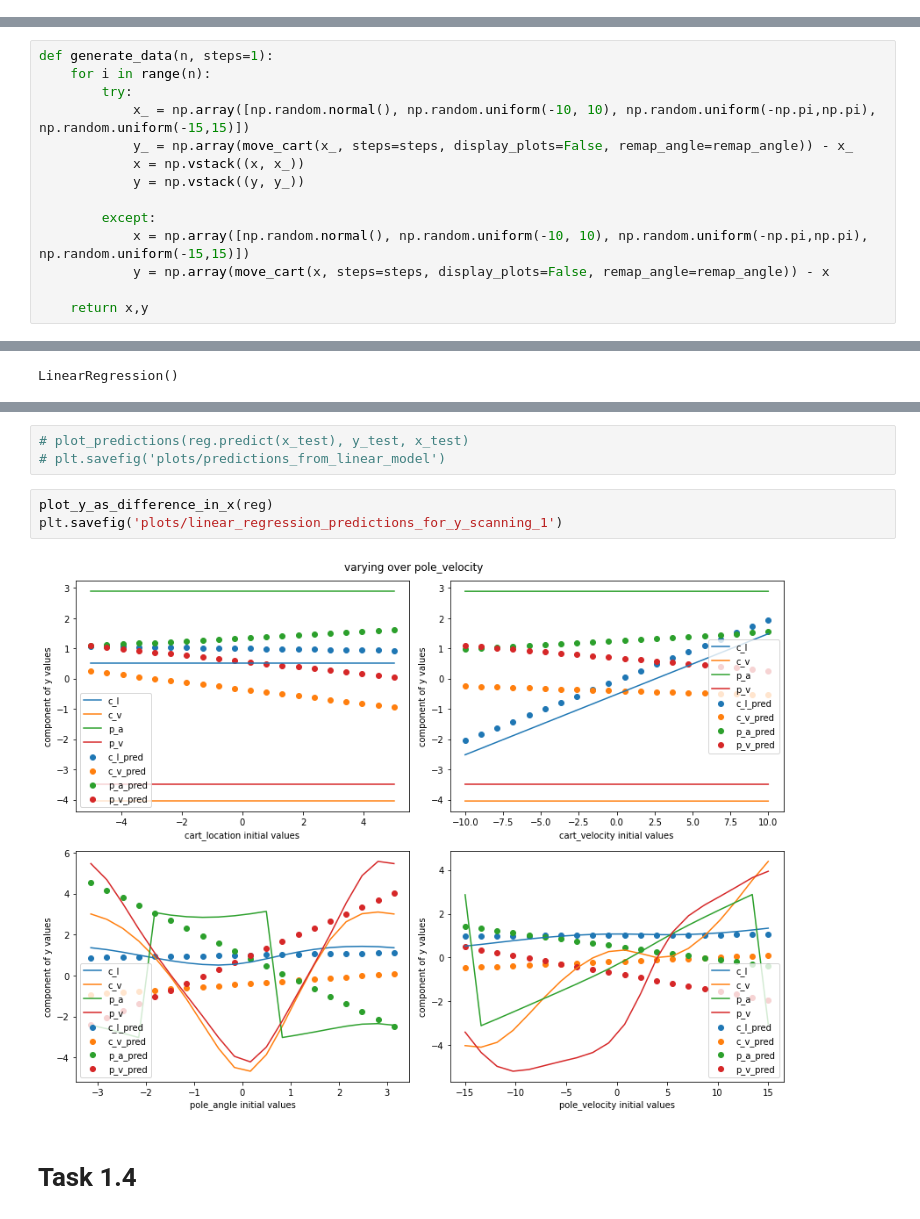
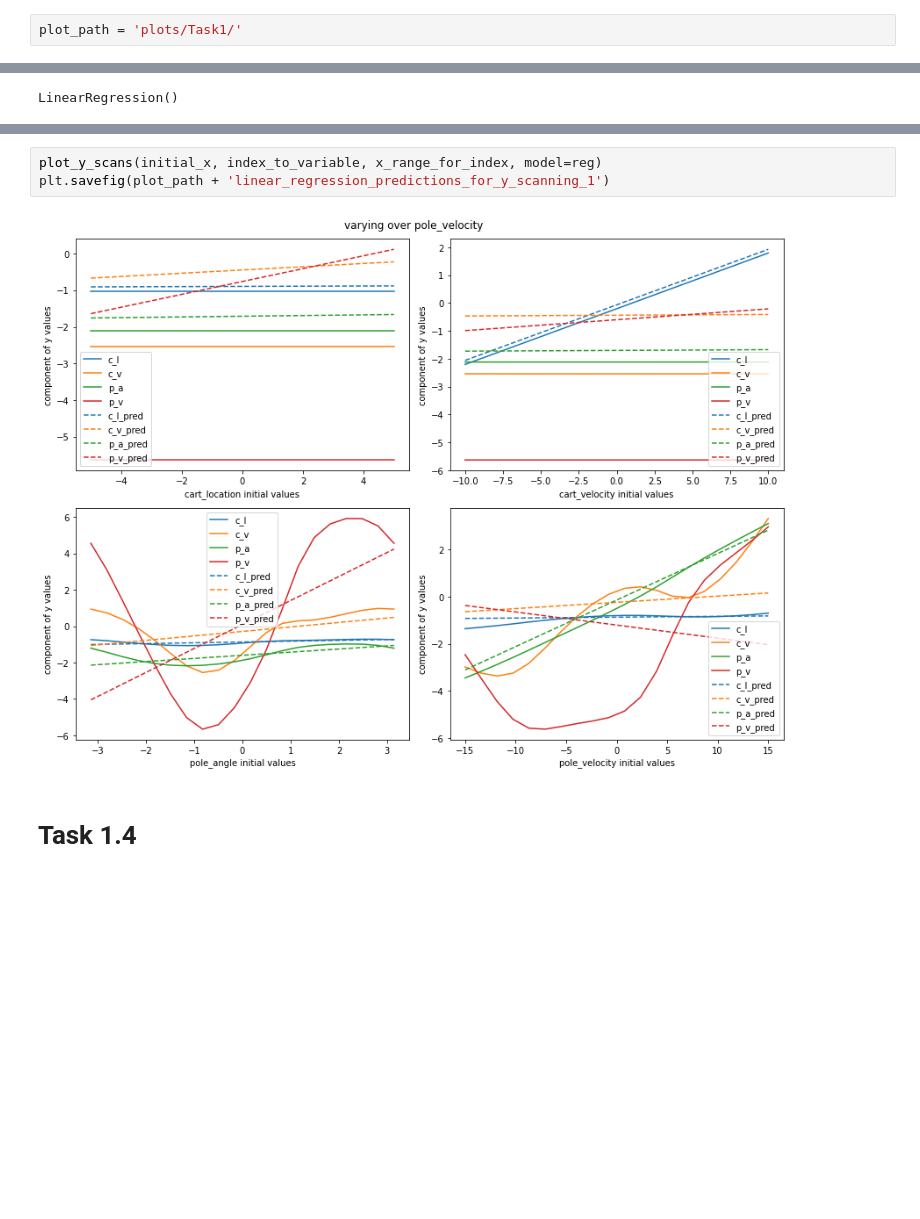
Before and after one commit to jordanesmith/SF3-Machine-Learning-Project, a Jupyter notebook: Task1.ipynb, the cells around one changed output, grey strips where cells are left out. Saved outputs shown, nothing was run; the diff lists cells and outputs as text; blank space fills up the shorter version.

Commit message:
moved functions into CartPole to cleanup spreadsheets, and finished task 2.1

```diff
--- a/Task1.ipynb
+++ b/Task1.ipynb
@@ -9,6 +9,8 @@ from sklearn import linear_model
 import cmath
 # %% [markdown]
 # Week 1
+# %%
+plot_path = 'plots/Task1/'
 # %%
 initial_x = np.array([np.random.normal(), np.random.uniform(-10, 10), np.random.uniform(-np.pi,np.pi), np.random.uniform(-15,15)])
 print(initial_x)
@@ -293,17 +125,3 @@ From these plots, we can see that:
 Clearly the cart location does not affect any of these Y values.
 # %% [markdown]
 ## Task 1.3
-# %%
-def generate_data(n, steps=1):
-    for i in range(n):
-        try:
-            x_ = np.array([np.random.normal(), np.random.uniform(-10, 10), np.random.uniform(-np.pi,np.pi), np.random.uniform(-15,15)])
-            y_ = np.array(move_cart(x_, steps=steps, display_plots=False, remap_angle=remap_angle)) - x_
-            x = np.vstack((x, x_))
-            y = np.vstack((y, y_))
-
-        except:
-            x = np.array([np.random.normal(), np.random.uniform(-10, 10), np.random.uniform(-np.pi,np.pi), np.random.uniform(-15,15)])
-            y = np.array(move_cart(x, steps=steps, display_plots=False, remap_angle=remap_angle)) - x
-
-    return x,y
@@ -389,11 +177,8 @@ plt.savefig('plots/linear_regression_model_different_inputs')
-# %%
-# plot_predictions(reg.predict(x_test), y_test, x_test)
-# plt.savefig('plots/predictions_from_linear_model')
 # %%
-plot_y_as_difference_in_x(reg)
-plt.savefig('plots/linear_regression_predictions_for_y_scanning_1')
+plot_y_scans(initial_x, index_to_variable, x_range_for_index, model=reg)
+plt.savefig(plot_path + 'linear_regression_predictions_for_y_scanning_1')
 # %% [output]
-[figure, old version]
+[figure, new version]
 # %% [markdown]
 # Task 1.4
 # %%
```
Also changed, not shown: parts of 19 cells of this notebook, 2 other files.
